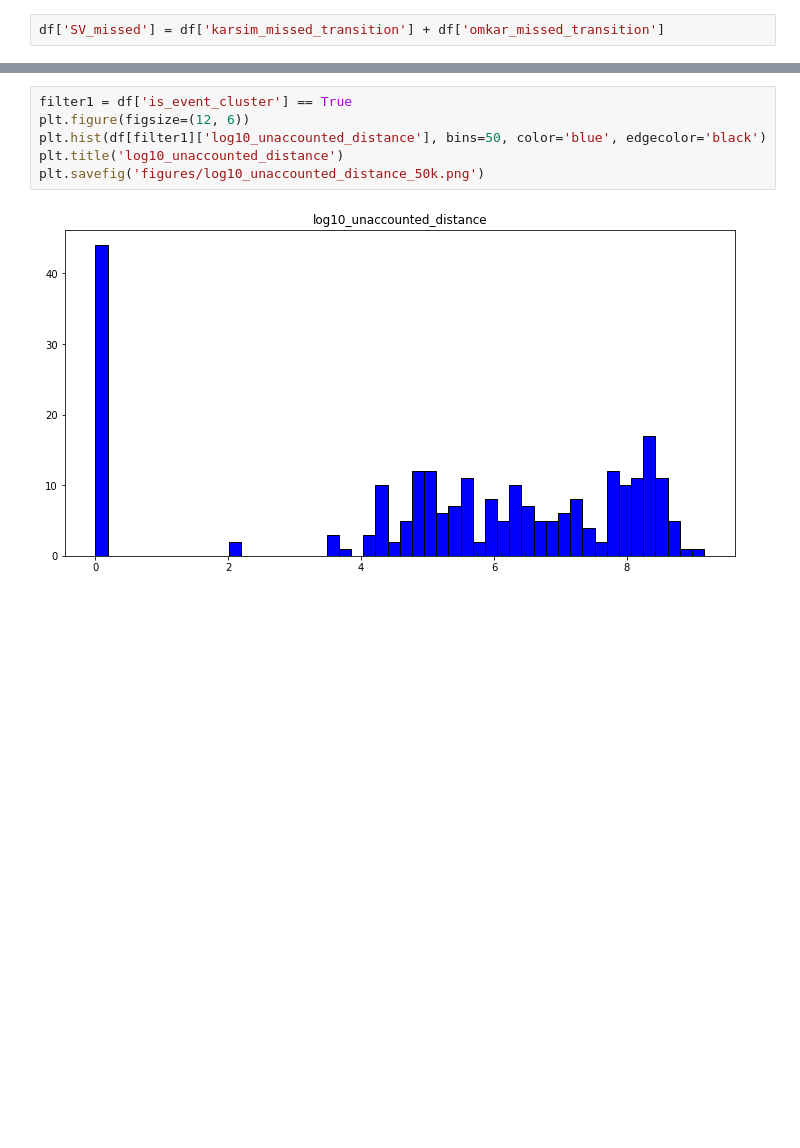
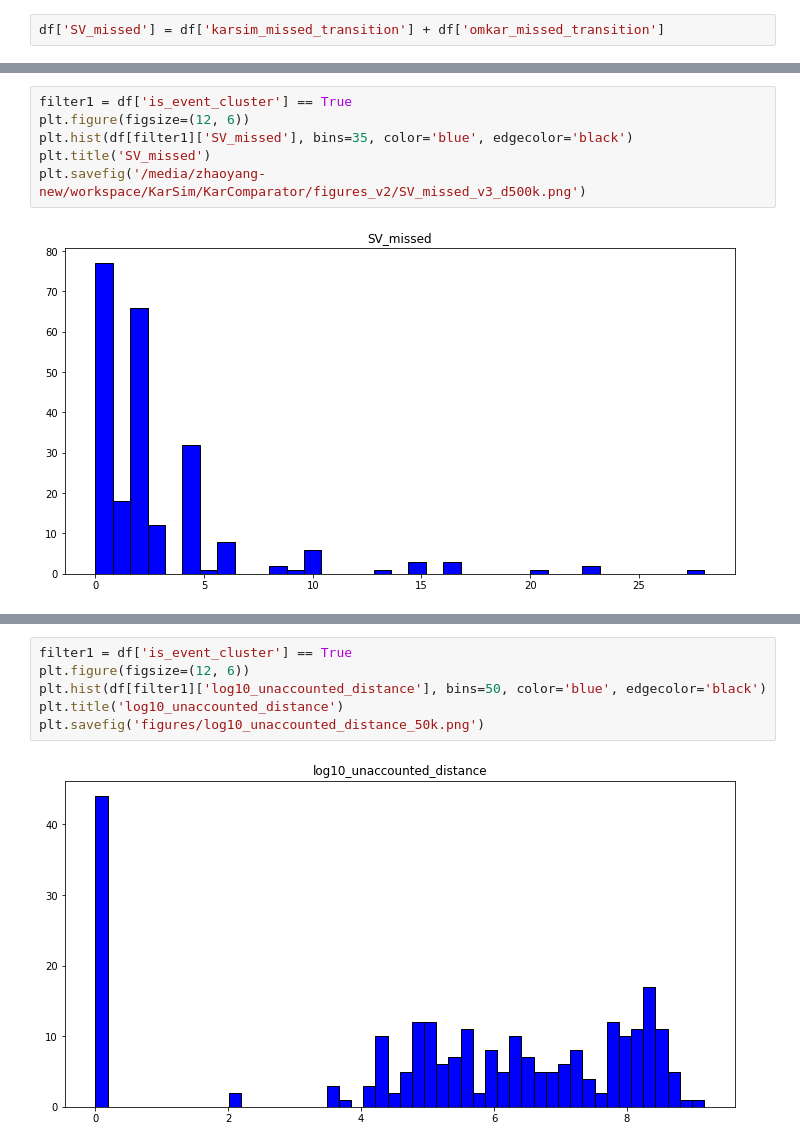
Before and after one commit to Zhaoyang-Jia/KarComparator, a Jupyter notebook: new_data_files/extract_statistics.ipynb, the cells around one changed output, grey strips where cells are left out. Drawn from its saved outputs; the diff is of its cells as text; blank space fills up the shorter version.

```diff
--- a/new_data_files/extract_statistics.ipynb
+++ b/new_data_files/extract_statistics.ipynb
@@ -197,0 +248,8 @@ total_dummies, total_leftover_dummies, n_seg_changed, n_leftover_segchange
+# %%
+filter1 = df['is_event_cluster'] == True
+plt.figure(figsize=(12, 6))
+plt.hist(df[filter1]['SV_missed'], bins=35, color='blue', edgecolor='black')
+plt.title('SV_missed')
+plt.savefig('/media/zhaoyang-new/workspace/KarSim/KarComparator/figures_v2/SV_missed_v3_d500k.png')
+# %% [output]
+[figure, added]
```
Also changed, not shown: parts of 19 cells of this notebook, 24 other files.
